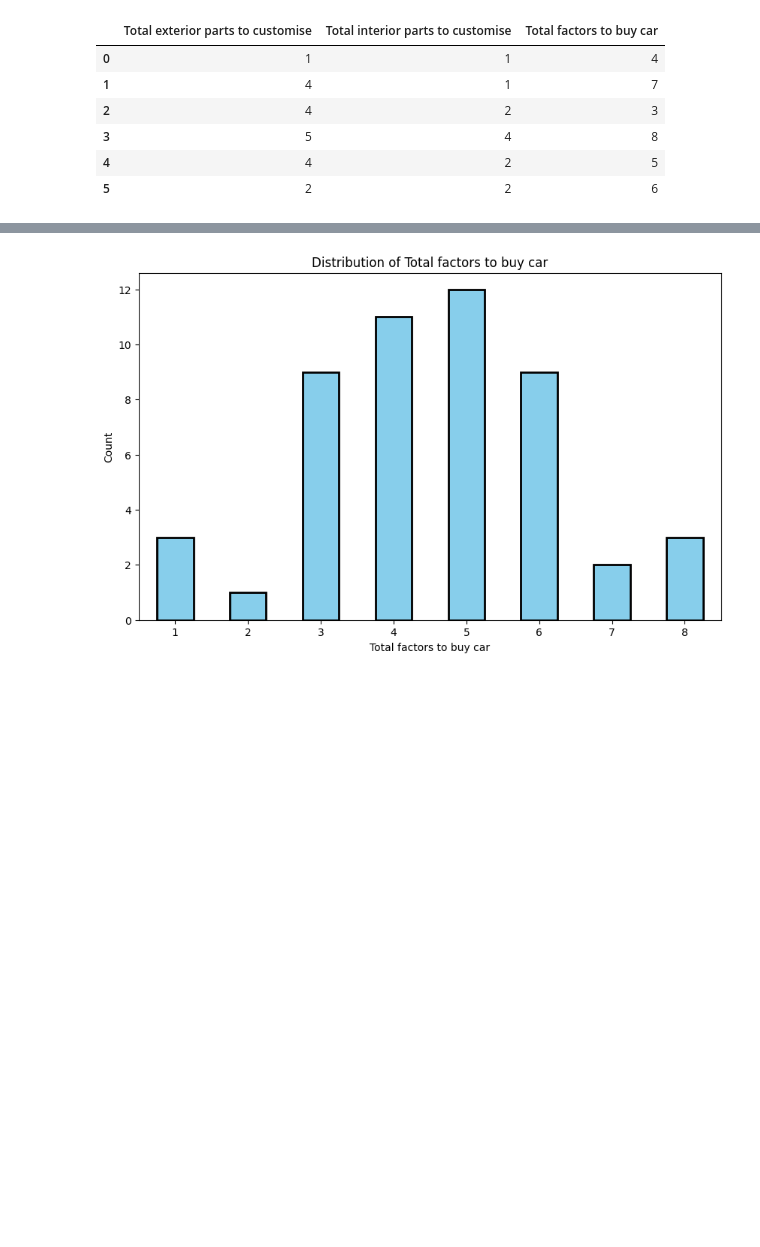
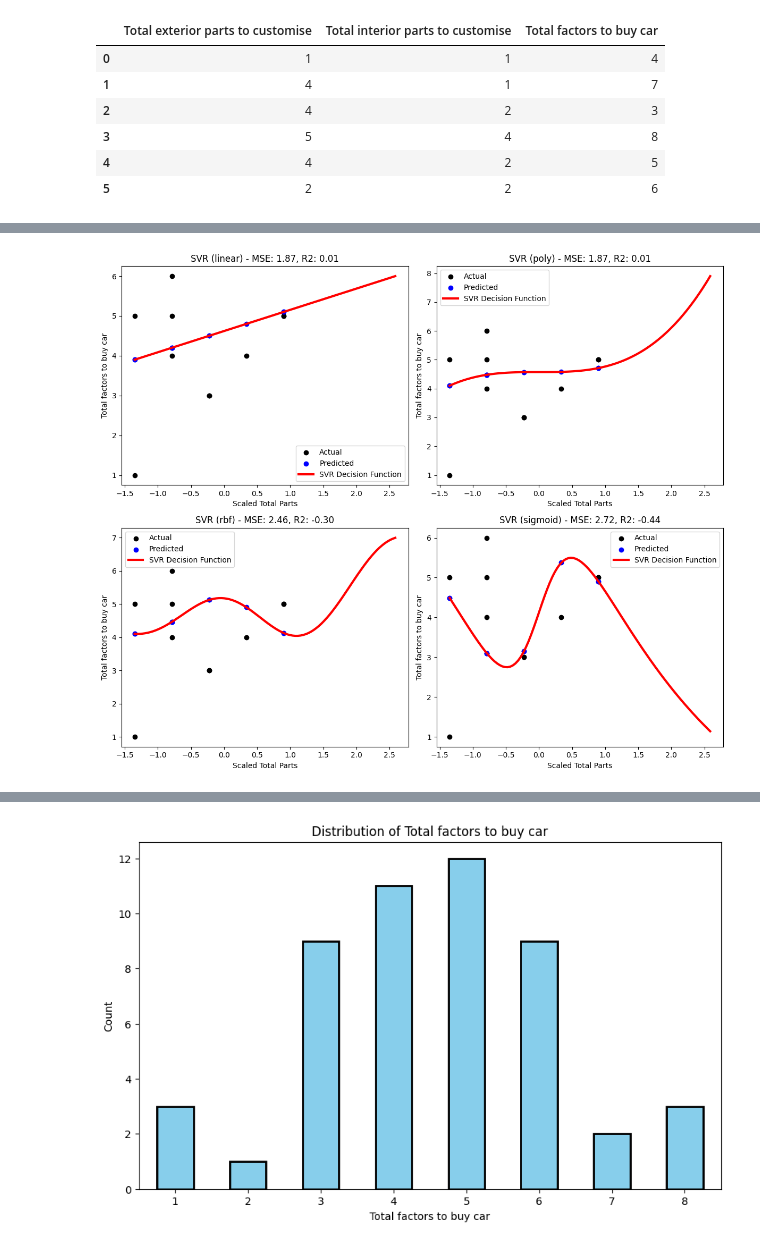
Before and after one commit to Rzi98/MA4829-AY23-24-S2, a Jupyter notebook: src/data_analysis.ipynb, the cells around one changed output, grey strips where cells are left out. Cells and saved outputs as stored; diff of their text form; code cells hidden in the pictures; blank space fills up the shorter version.

```diff
--- a/src/data_analysis.ipynb
+++ b/src/data_analysis.ipynb
@@ -340,0 +467,48 @@ df_numeric.head(6)
+# %%
+import numpy as np
+import matplotlib.pyplot as plt
+from sklearn.model_selection import train_test_split
+from sklearn.preprocessing import StandardScaler
+from sklearn.svm import SVR
+from sklearn.metrics import mean_squared_error, r2_score
+
+df = df.select_dtypes(['number'])
+
+X = df['TOTAL PARTS'].values.reshape(-1, 1)
+y = df['Total factors to buy car']
+
+scaler = StandardScaler()
+X_scaled = scaler.fit_transform(X)
+
+X_train, X_test, y_train, y_test = train_test_split(X_scaled, y, test_size=0.2, random_state=42)
+
+kernel_types = ['linear', 'poly', 'rbf', 'sigmoid']
+
+fig, axes = plt.subplots(nrows=2, ncols=2, figsize=(12, 10))
+
+for i, typ in enumerate(kernel_types):
+    row = i // 2
+    col = i % 2
+
+    svr_model = SVR(kernel=typ)
+    svr_model.fit(X_train, y_train)
+    y_pred = svr_model.predict(X_test)
+
+    mse = mean_squared_error(y_test, y_pred)
+    r2 = r2_score(y_test, y_pred)
+
+    axes[row, col].scatter(X_test, y_test, color='black', label='Actual')
+    axes[row, col].scatter(X_test, y_pred, color='blue', label='Predicted')
+    axes[row, col].set_xlabel('Scaled Total Parts')
+    axes[row, col].set_ylabel('Total factors to buy car')
+    axes[row, col].set_title(f'SVR ({typ}) - MSE: {mse:.2f}, R2: {r2:.2f}')
+
+    X_range = np.linspace(X_scaled.min(), X_scaled.max(), 100).reshape(-1, 1)
+    svr_line = svr_model.predict(X_range)
+    axes[row, col].plot(X_range, svr_line, color='red', linewidth=3, label='SVR Decision Function')
+    axes[row, col].legend()
+
+plt.tight_layout()
+plt.show()
+# %% [output]
+[figure, added]
```
Also changed, not shown: parts of 15 cells of this notebook, 2 other files.
